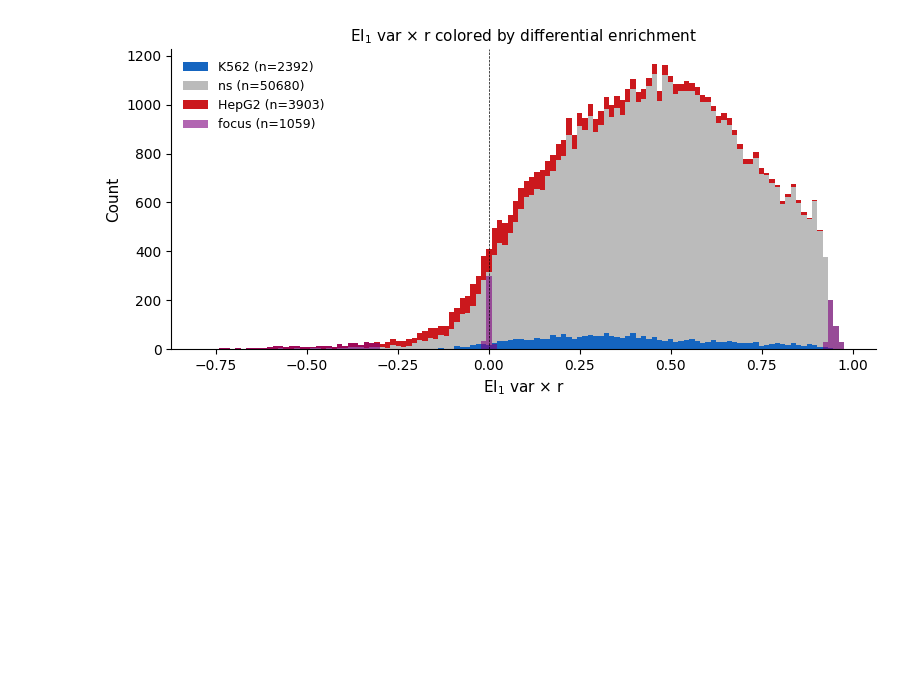
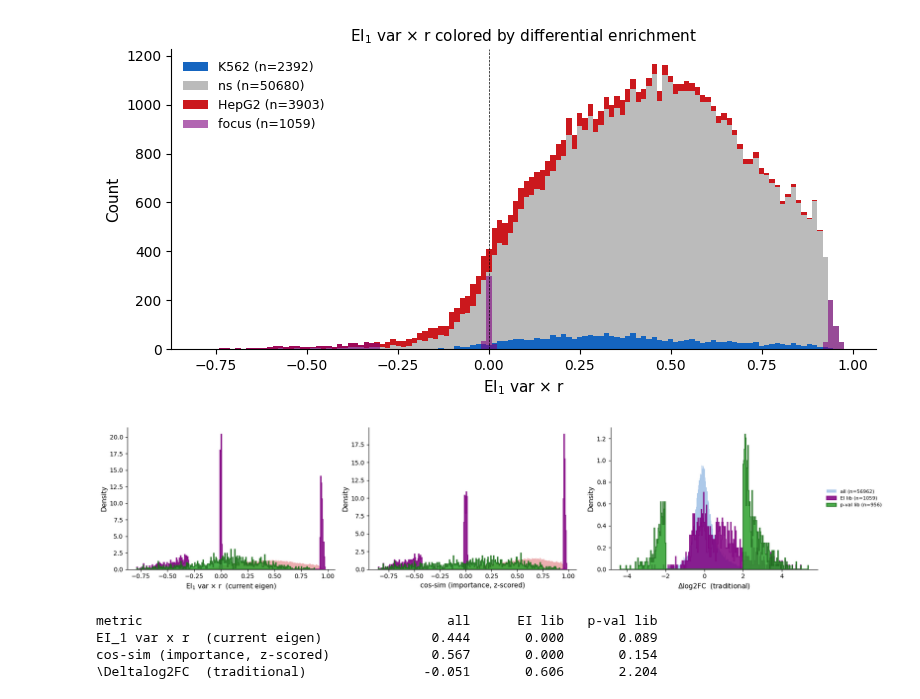
Before and after one commit to pabmantilla/Hippo_dependency_mpra, a Jupyter notebook: genomic_targets/scripts/2d_diff_call/scripts/eixr_distribution.ipynb, the cells around one changed output. Saved outputs shown, nothing was run; the diff lists cells and outputs as text; code cells hidden in the pictures; blank space fills up the shorter version.

```diff
--- a/genomic_targets/scripts/2d_diff_call/scripts/eixr_distribution.ipynb
+++ b/genomic_targets/scripts/2d_diff_call/scripts/eixr_distribution.ipynb
@@ -191,3 +327,55 @@ plt.tight_layout()
 plt.show()
 # %% [output]
 [figure]
+# %%
+# Three metrics for cell-type regulatory divergence, with EI lib (purple)
+# + p-val lib (green) overlaid on each so we can compare what each metric flags:
+#   1. current eigen     : EI_1 var x r          (eixr, already cached)
+#   2. new cos-sim       : EigenMap.cosine_similarity(mode='importance')
+#                          low / negative = divergent between cell types
+#   3. traditional MPRA  : log2FC HepG2 - K562   (diffs)
+
+cossim = em.cosine_similarity(mode='importance', zscore=True)
+
+metrics = [
+    ('EI$_1$ var $\\times$ r  (current eigen)', eixr,   '#cb181d'),
+    ('cos-sim (importance, z-scored)',          cossim, '#cb181d'),
+    ('$\\Delta$log2FC  (traditional)',          diffs,  '#1565C0'),
+]
+
+fig, axes = plt.subplots(1, 3, figsize=(18, 4))
+for ax, (label, x, color) in zip(axes, metrics):
+    fin = np.isfinite(x)
+    ax.hist(x[fin], bins=320, color=color, alpha=0.35, density=True,
+            label=f'all (n={fin.sum()})')
+    ax.hist(x[focus_idx], bins=320, color='purple', alpha=0.85, density=True,
+            histtype='stepfilled', edgecolor='purple', linewidth=1.5,
+            label=f'EI lib (n={len(focus_idx)})', zorder=3)
+    ax.hist(x[bioinfo_idx], bins=320, color='#2ca02c', alpha=0.85, density=True,
+            histtype='stepfilled', edgecolor='#1a6d1a', linewidth=1.5,
+            label=f'p-val lib (n={len(bioinfo_idx)})', zorder=4)
+    ax.set_xlabel(label, fontsize=11)
+    ax.set_ylabel('Density', fontsize=11)
+    ax.spines['top'].set_visible(False)
+    ax.spines['right'].set_visible(False)
+
+axes[-1].legend(fontsize=8, frameon=False,
+                loc='center left', bbox_to_anchor=(1.02, 0.5))
+plt.tight_layout()
+plt.show()
+
+# Median of each metric within all / EI lib / p-val lib.
+print(f"{'metric':36s}  {'all':>10s}  {'EI lib':>10s}  {'p-val lib':>10s}")
+for label, x, _ in metrics:
+    fin = np.isfinite(x)
+    clean = label.replace('$', '').replace('\\\\', '').replace('\\times', 'x')
+    print(f"{clean:36s}  "
+          f"{np.median(x[fin]):>10.3f}  "
+          f"{np.median(x[focus_idx]):>10.3f}  "
+          f"{np.median(x[bioinfo_idx]):>10.3f}")
+# %% [output]
+[figure, added]
+metric                                       all      EI lib   p-val lib
+EI_1 var x r  (current eigen)              0.444       0.000       0.089
+cos-sim (importance, z-scored)             0.567       0.000       0.154
+\Deltalog2FC  (traditional)               -0.051       0.606       2.204
```
Also changed, not shown: parts of 4 cells of this notebook.
